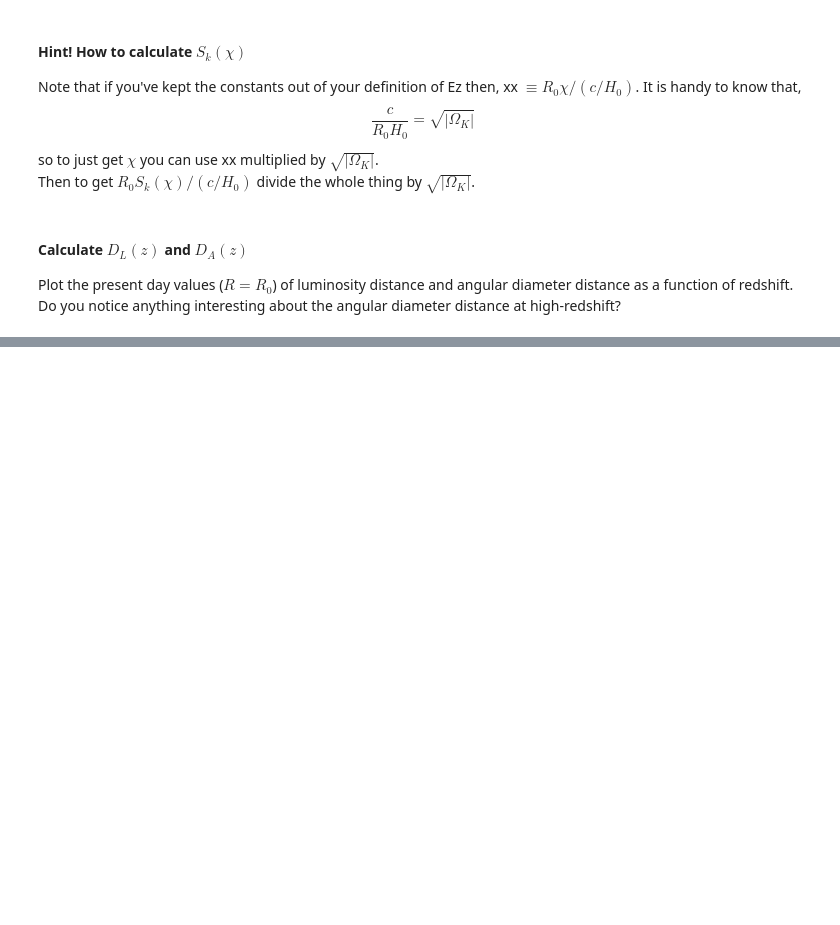
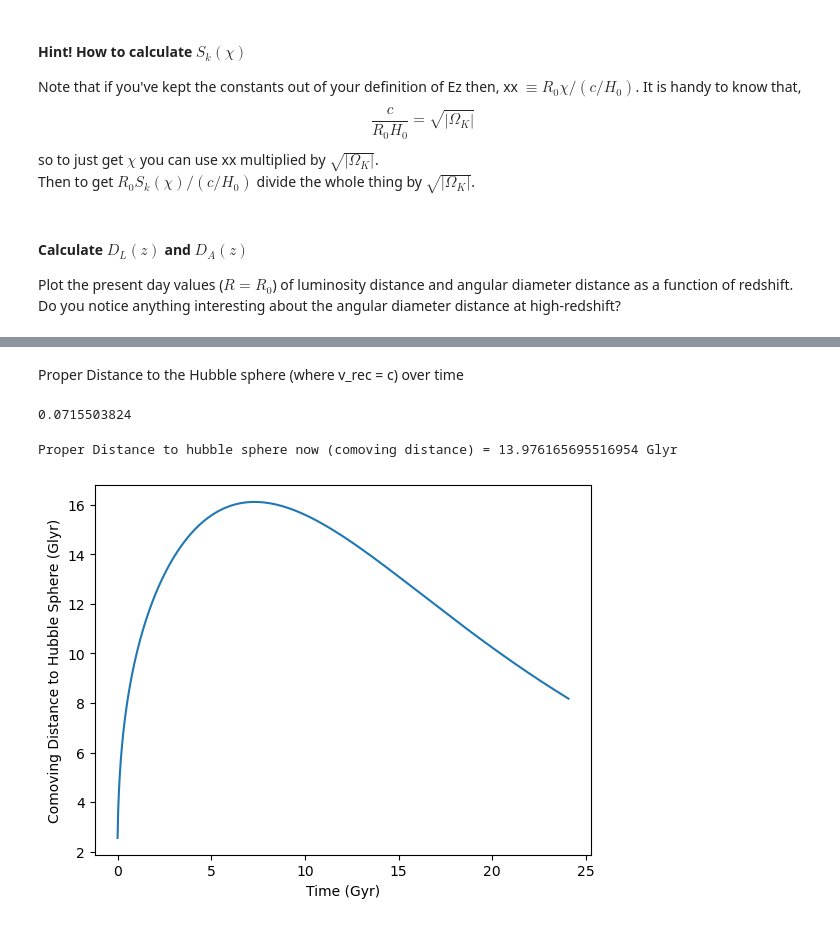
Before and after one commit to naidee/Cosmology-Project, a Jupyter notebook: cosmo/docs/notebooks/DistancesPrez.ipynb, the cells around one changed output, grey strips where cells are left out. Cells and saved outputs as stored; diff of their text form; code cells hidden in the pictures; blank space fills up the shorter version.

```diff
--- a/cosmo/docs/notebooks/DistancesPrez.ipynb
+++ b/cosmo/docs/notebooks/DistancesPrez.ipynb
@@ -203,0 +204,47 @@ What is the redshift of a comoving object at the hubble sphere?
+# %% [markdown]
+Proper Distance to the Hubble sphere (where v_rec = c) over time
+# %%
+def adotinv_gen_noH0(a, O_m0, O_r0, O_l0):
+    adot = (a)*np.sqrt((O_r0*(a**-4)) + (O_m0*(a**-3)) +  ((1-O_m0-O_l0-O_r0)*(a**-2)) + (O_l0)) #H0Y IS NOT HERE REMEMBER
+    return 1.0/adot
+
+
+O_m0 = 0.3
+O_r0 = 0.0
+O_l0 = 0.7
+
+H0Y = 70 * 3.2408e-20 * 3.154e7 * 1.e9
+# H0kmsmpc = 70.  # Hubble constant in km/s/Mpc
+# H0s = H0kmsmpc * 3.2408e-20 # H0 in inverse seconds is H0 in km/s/Mpc * (3.2408e-20 Mpc/km)
+# # print("current hubble parameter in hertz = ", H0s)
+# H0y = H0s * 3.154e7 * 1.e9 # H0 in inverse Giga years is H0 in inverse seconds * (3.154e7 seconds/year) * (1e9 years / Giga year)
+# print('Hubble time = ',1/H0y,'Gyr')
+print(H0Y)
+
+# Start by making an array of scalefactors
+# astart = 0.0
+# astop = 2.1
+# astep = 0.1 # Make this finer to make the plot smoother
+a_factors = np.array([*np.arange(0.0,2.,0.01)])
+
+def lookback_Gyr(H_0_Gyr, afacs, OM, OR, OL): #OMOROL
+    return np.array([integrate.quad(adotinv_gen_noH0, 1, aends, args=(OM,OR,OL))[0] for aends in afacs])/H_0_Gyr
+# %% [output]
+0.0715503824
+# %%
+# take speed of light to be 1 lightyear/year
+a_facs_HS = a_factors[a_factors != 0]
+tbacks = lookback_Gyr(H0Y, a_facs_HS, O_m0, O_r0, O_l0)
+adotinvforreal = adotinv_gen_noH0(a_facs_HS, O_m0, O_r0, O_l0)/H0Y
+Dist2HUBS = (1)*adotinvforreal
+
+print("Proper Distance to hubble sphere now (comoving distance) =", 1/H0Y, "Glyr")
+
+plt.plot(tbacks - min(tbacks), Dist2HUBS)
+
+plt.xlabel('Time (Gyr)')
+plt.ylabel('Comoving Distance to Hubble Sphere (Glyr)')
+plt.show()
+# %% [output]
+Proper Distance to hubble sphere now (comoving distance) = 13.976165695516954 Glyr
+[figure, added]
```
Also changed, not shown: parts of 10 cells of this notebook, 1 other file.
